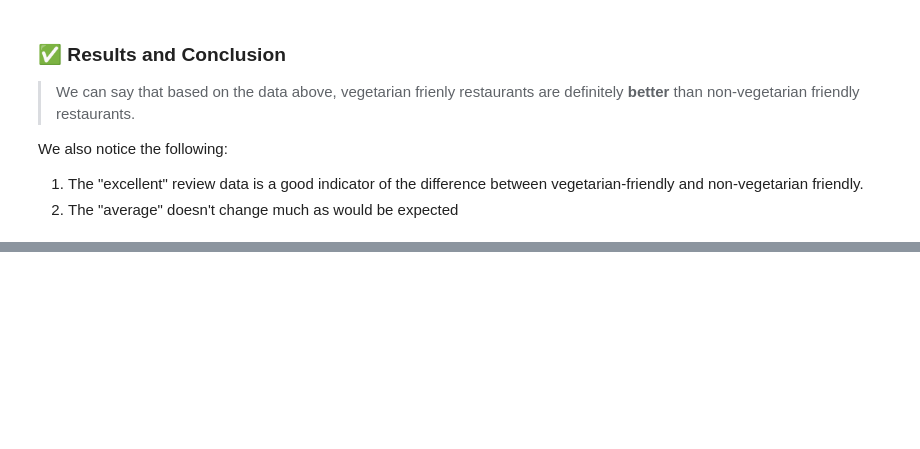
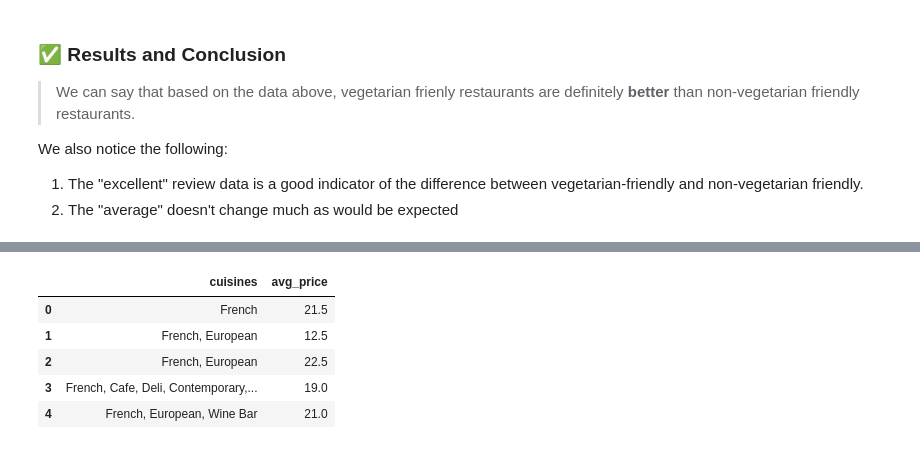
Before and after one commit to nablosos/food-data-analysis, a Jupyter notebook: project.ipynb, the cells around one changed output, grey strips where cells are left out. Cells and saved outputs as stored; diff of their text form; code cells hidden in the pictures; blank space fills up the shorter version.

```diff
--- a/project.ipynb
+++ b/project.ipynb
@@ -415,0 +526,11 @@ We also notice the following:
+# %%
+# Further trimming the
+cuisine_clean = cuisine.drop(columns=['lower_price', 'upper_price','price_range'])
+display(cuisine_clean.head())
+# %% [output]
+|  | cuisines | avg_price |
+| 0 | French | 21.5 |
+| 1 | French, European | 12.5 |
+| 2 | French, European | 22.5 |
+| 3 | French, Cafe, Deli, Contemporary,... | 19.0 |
+| 4 | French, European, Wine Bar | 21.0 |
```
Also changed, not shown: parts of 8 cells of this notebook.
